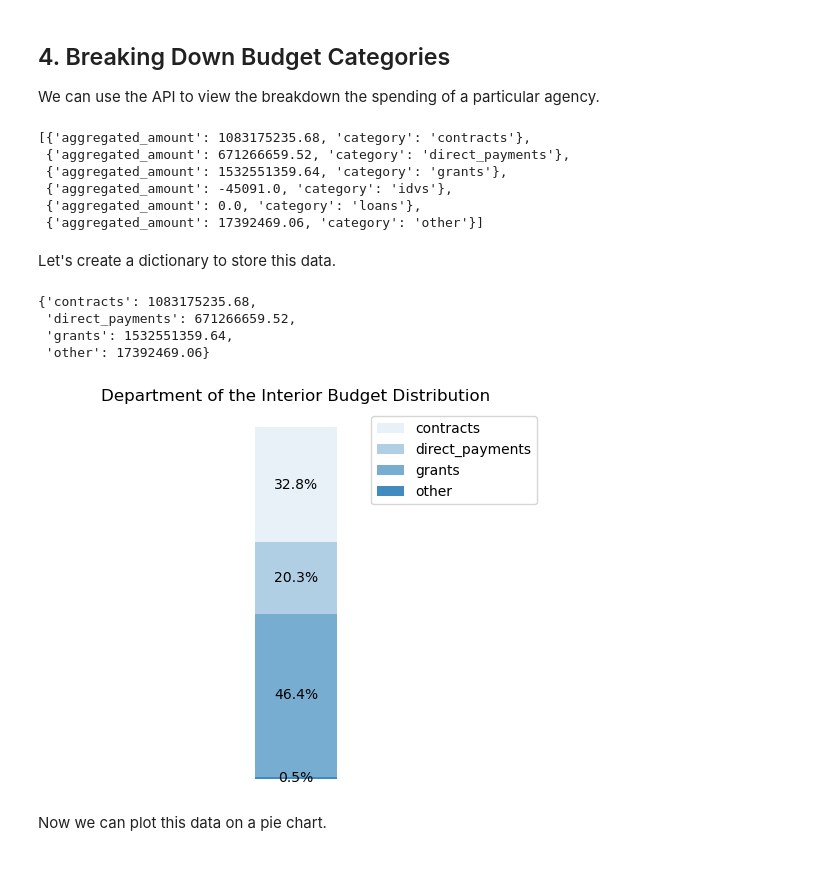
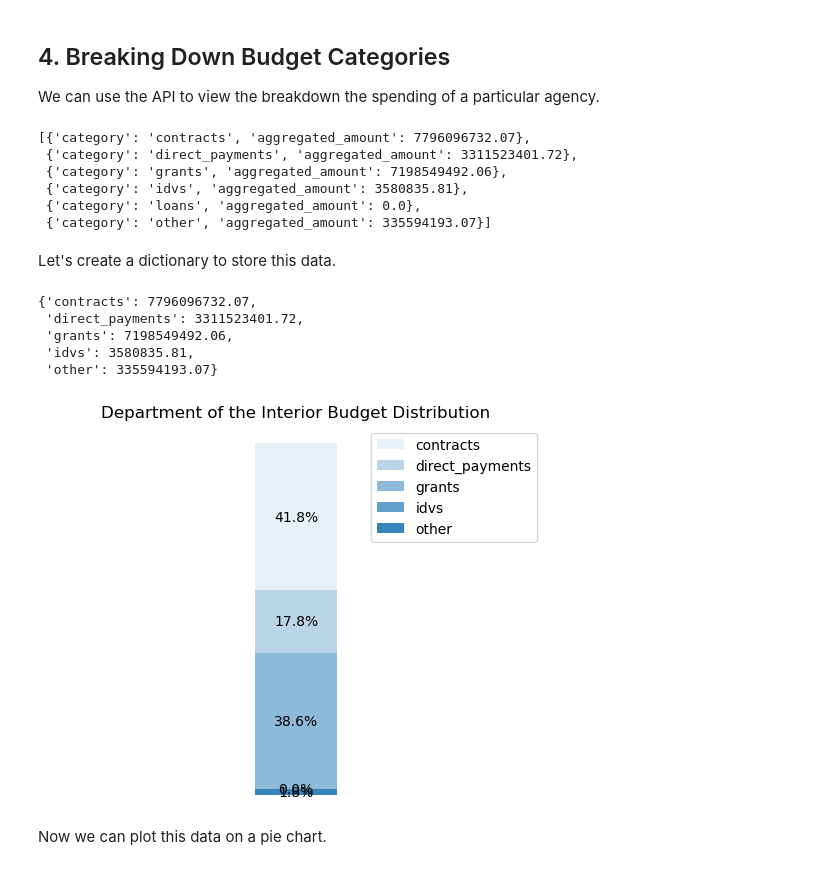
Before and after one commit to ualibweb/UALIB_ScholarlyAPI_Cookbook, a Jupyter notebook: content/scripts/python/python_usaspending.ipynb, the cells around one changed output. Cells and saved outputs as stored; diff of their text form; code cells hidden in the pictures.

Commit message:
Update usaspenging tutorial
I updated the fiscal year as Adam suggested. I also made a few minor edits to make the tutorial a little more consistent with others that I have written

```diff
--- a/content/scripts/python/python_usaspending.ipynb
+++ b/content/scripts/python/python_usaspending.ipynb
@@ -244,21 +252,24 @@ We can use the API to view the breakdown the spending of a particular agency.
 # %%
 agency_name = "Department of the Interior"
 
-obligations_by_category_url = api + "/api/v2/agency/" + toptier_codes[agency_name] + "/obligations_by_award_category/"
+obligations_by_category_url = f"https://api.usaspending.gov/api/v2/agency/{toptier_codes[agency_name]}/obligations_by_award_category/?fiscal_year=2023"
+
 obligations_by_category_data = requests.get(obligations_by_category_url).json()
 
 # Stores the total aggregated obligations for this particular agency
 total_aggregated_amount = obligations_by_category_data["total_aggregated_amount"]
 
 obligations_by_category_data = obligations_by_category_data["results"]
-pprint(obligations_by_category_data)
+
+# print results
+obligations_by_category_data
 # %% [output]
-[{'aggregated_amount': 1083175235.68, 'category': 'contracts'},
- {'aggregated_amount': 671266659.52, 'category': 'direct_payments'},
- {'aggregated_amount': 1532551359.64, 'category': 'grants'},
- {'aggregated_amount': -45091.0, 'category': 'idvs'},
- {'aggregated_amount': 0.0, 'category': 'loans'},
- {'aggregated_amount': 17392469.06, 'category': 'other'}]
+[{'category': 'contracts', 'aggregated_amount': 7796096732.07},
+ {'category': 'direct_payments', 'aggregated_amount': 3311523401.72},
+ {'category': 'grants', 'aggregated_amount': 7198549492.06},
+ {'category': 'idvs', 'aggregated_amount': 3580835.81},
+ {'category': 'loans', 'aggregated_amount': 0.0},
+ {'category': 'other', 'aggregated_amount': 335594193.07}]
 # %% [markdown]
 Let's create a dictionary to store this data.
 # %%
@@ -269,34 +280,34 @@ for record in obligations_by_category_data:
     if record["aggregated_amount"] > 0:
         budget_breakdown[record["category"]] = record["aggregated_amount"]
 
-pprint(budget_breakdown)
+budget_breakdown
 # %% [output]
-{'contracts': 1083175235.68,
- 'direct_payments': 671266659.52,
- 'grants': 1532551359.64,
- 'other': 17392469.06}
+{'contracts': 7796096732.07,
+ 'direct_payments': 3311523401.72,
+ 'grants': 7198549492.06,
+ 'idvs': 3580835.81,
+ 'other': 335594193.07}
 # %%
-
 budget_type = list(budget_breakdown.keys())
 budget_amount = list(budget_breakdown.values())
 budget_percentages = [x/total_aggregated_amount for x in budget_amount]
 
 fig, ax = plt.subplots()
 bottom = 1
 
 for j, (height, label) in enumerate([*zip(budget_percentages, budget_type)]):
     bottom -= height
-    bc = ax.bar(0, height=height, label=label, width=2, bottom=bottom, alpha=0.1 + 0.25 * j, align='center', color='C0')
+    bc = ax.bar(0, height=height, label=label, width=2, bottom=bottom, alpha=0.1 + 0.2 * j, align='center', color='C0')
     ax.bar_label(bc, labels=[f"{height:.1%}"], label_type='center')
 
 ax.set_title(agency_name +' Budget Distribution')
 ax.legend()
 ax.axis('off')
 ax.set_xlim(-6, 6)
 
 plt.show()
 # %% [output]
-[figure, old version]
+[figure, new version]
 # %% [markdown]
 Now we can plot this data on a pie chart.
 # %%
```
Also changed, not shown: parts of 16 cells of this notebook.
